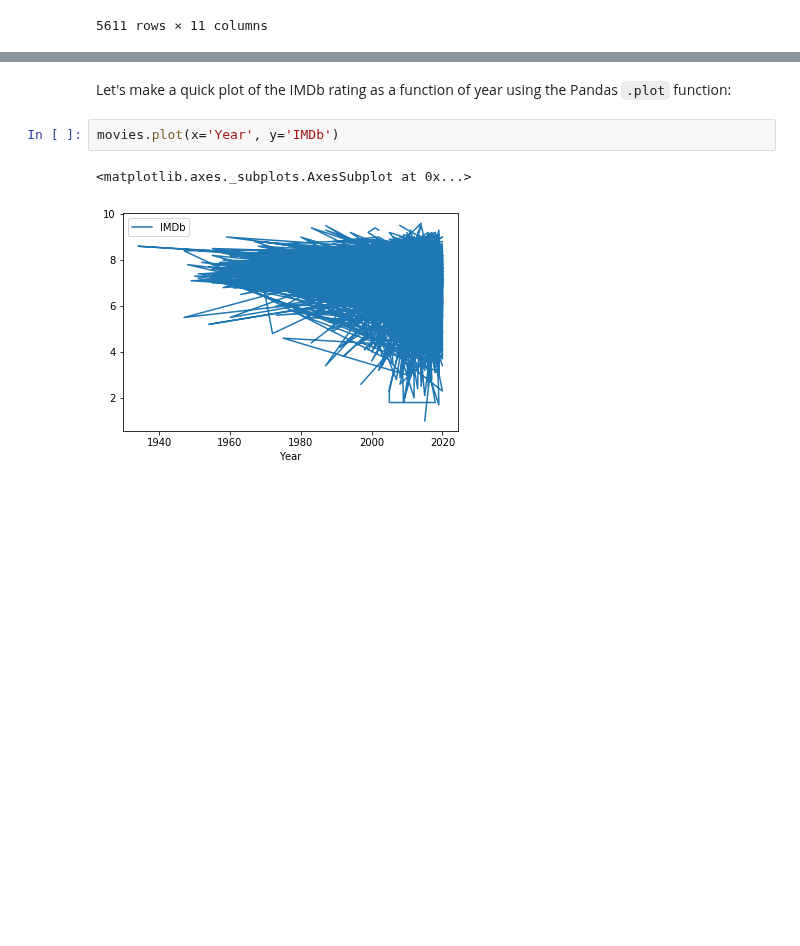
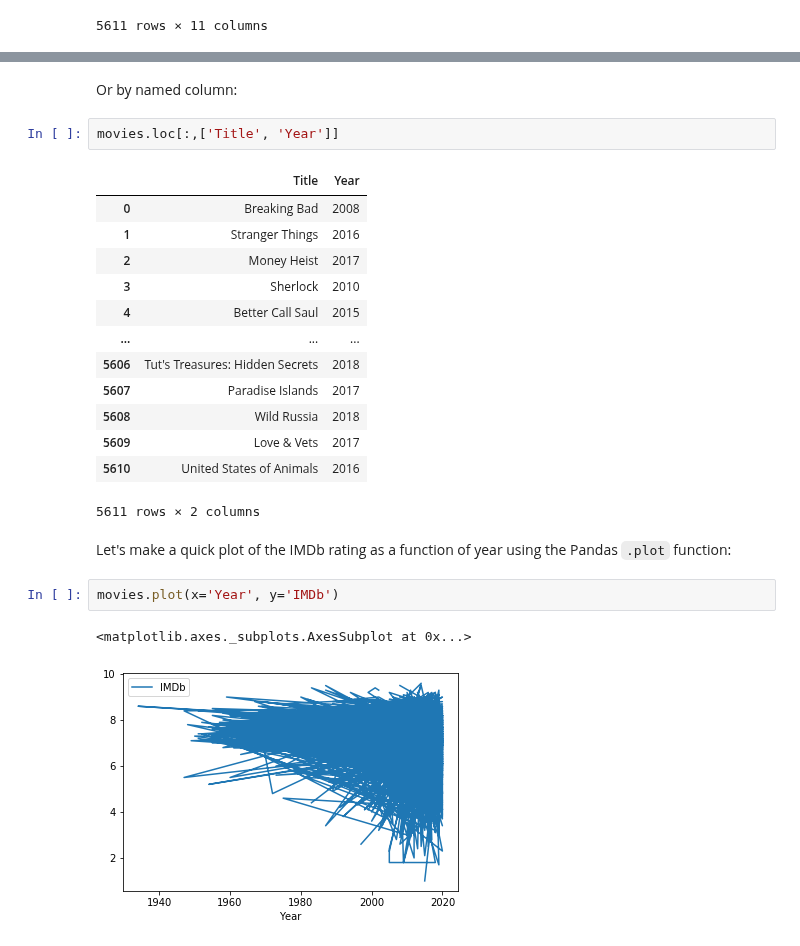
Before and after one commit to jnaiman/csci-p-14110_su2020, a Jupyter notebook: lesson04/prep_notebook_lesson04.ipynb, the cells around one changed output, grey strips where cells are left out. Drawn from its saved outputs; the diff is of its cells as text; blank space fills up the shorter version.

```diff
--- a/lesson04/prep_notebook_lesson04.ipynb
+++ b/lesson04/prep_notebook_lesson04.ipynb
@@ -417,3 +83,21 @@ movies
+# %% [markdown]
+Or by named column:
+# %%
+movies.loc[:,['Title', 'Year']]
+# %% [output]
+|  | Title | Year |
+| 0 | Breaking Bad | 2008 |
+| 1 | Stranger Things | 2016 |
+| 2 | Money Heist | 2017 |
+| 3 | Sherlock | 2010 |
+| 4 | Better Call Saul | 2015 |
+| ... | ... | ... |
+| 5606 | Tut's Treasures: Hidden Secrets | 2018 |
+| 5607 | Paradise Islands | 2017 |
+| 5608 | Wild Russia | 2018 |
+| 5609 | Love & Vets | 2017 |
+| 5610 | United States of Animals | 2016 |
+5611 rows × 2 columns
 # %% [markdown]
 Let's make a quick plot of the IMDb rating as a function of year using the Pandas `.plot` function:
 # %%
```
Also changed, not shown: parts of 102 cells of this notebook, 7 other files.
